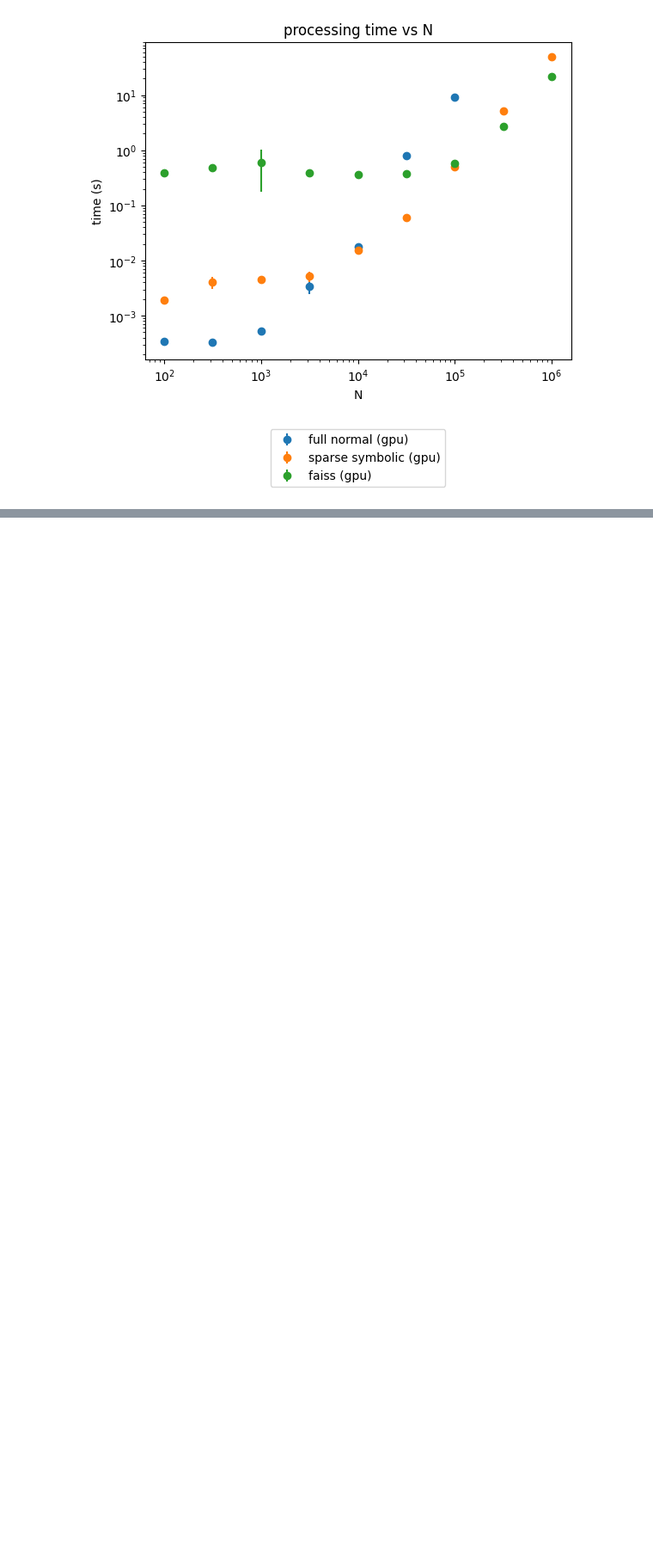
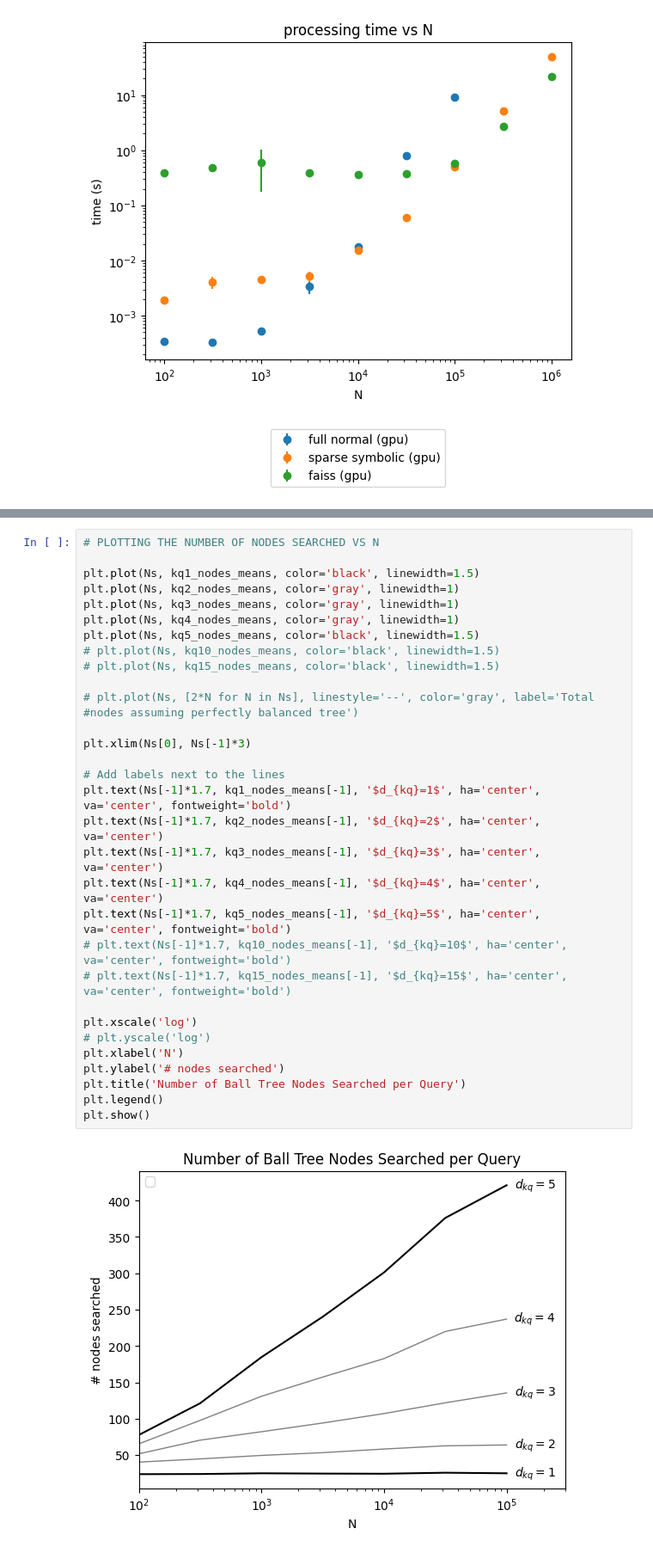
Before and after one commit to JonasDeSchouwer/EfficientSparseAttention, a Jupyter notebook: plotting.ipynb, the cells around one changed output, grey strips where cells are left out. Shown: that part at 86% size. Drawn from its saved outputs; the diff is of its cells as text; blank space fills up the shorter version.

```diff
--- a/plotting.ipynb
+++ b/plotting.ipynb
@@ -96,0 +137,33 @@ kq10_stds = [1.16619037896906, 3.7202150475476548, 13.673331708109767, 25.016794
+# %%
+# PLOTTING THE NUMBER OF NODES SEARCHED VS N
+
+plt.plot(Ns, kq1_nodes_means, color='black', linewidth=1.5)
+plt.plot(Ns, kq2_nodes_means, color='gray', linewidth=1)
+plt.plot(Ns, kq3_nodes_means, color='gray', linewidth=1)
+plt.plot(Ns, kq4_nodes_means, color='gray', linewidth=1)
+plt.plot(Ns, kq5_nodes_means, color='black', linewidth=1.5)
+# plt.plot(Ns, kq10_nodes_means, color='black', linewidth=1.5)
+# plt.plot(Ns, kq15_nodes_means, color='black', linewidth=1.5)
+
+# plt.plot(Ns, [2*N for N in Ns], linestyle='--', color='gray', label='Total #nodes assuming perfectly balanced tree')
+
+plt.xlim(Ns[0], Ns[-1]*3)
+
+# Add labels next to the lines
+plt.text(Ns[-1]*1.7, kq1_nodes_means[-1], '$d_{kq}=1$', ha='center', va='center', fontweight='bold')
+plt.text(Ns[-1]*1.7, kq2_nodes_means[-1], '$d_{kq}=2$', ha='center', va='center')
+plt.text(Ns[-1]*1.7, kq3_nodes_means[-1], '$d_{kq}=3$', ha='center', va='center')
+plt.text(Ns[-1]*1.7, kq4_nodes_means[-1], '$d_{kq}=4$', ha='center', va='center')
+plt.text(Ns[-1]*1.7, kq5_nodes_means[-1], '$d_{kq}=5$', ha='center', va='center', fontweight='bold')
+# plt.text(Ns[-1]*1.7, kq10_nodes_means[-1], '$d_{kq}=10$', ha='center', va='center', fontweight='bold')
+# plt.text(Ns[-1]*1.7, kq15_nodes_means[-1], '$d_{kq}=15$', ha='center', va='center', fontweight='bold')
+
+plt.xscale('log')
+# plt.yscale('log')
+plt.xlabel('N')
+plt.ylabel('# nodes searched')
+plt.title('Number of Ball Tree Nodes Searched per Query')
+plt.legend()
+plt.show()
+# %% [output]
+[figure, added]
```
Also changed, not shown: parts of 3 cells of this notebook, 2 other files.
